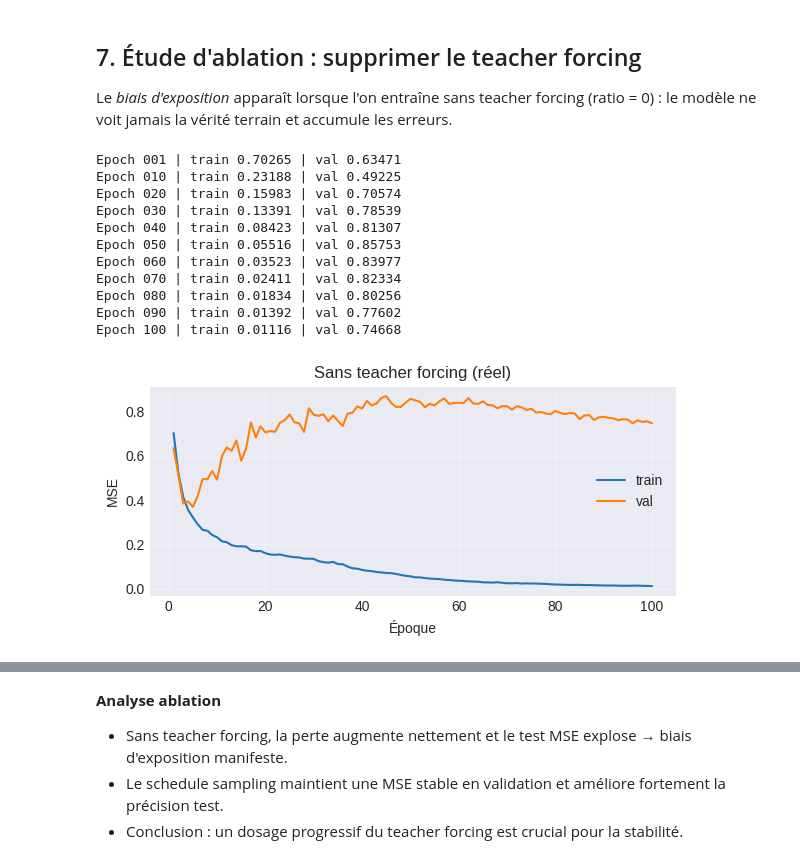
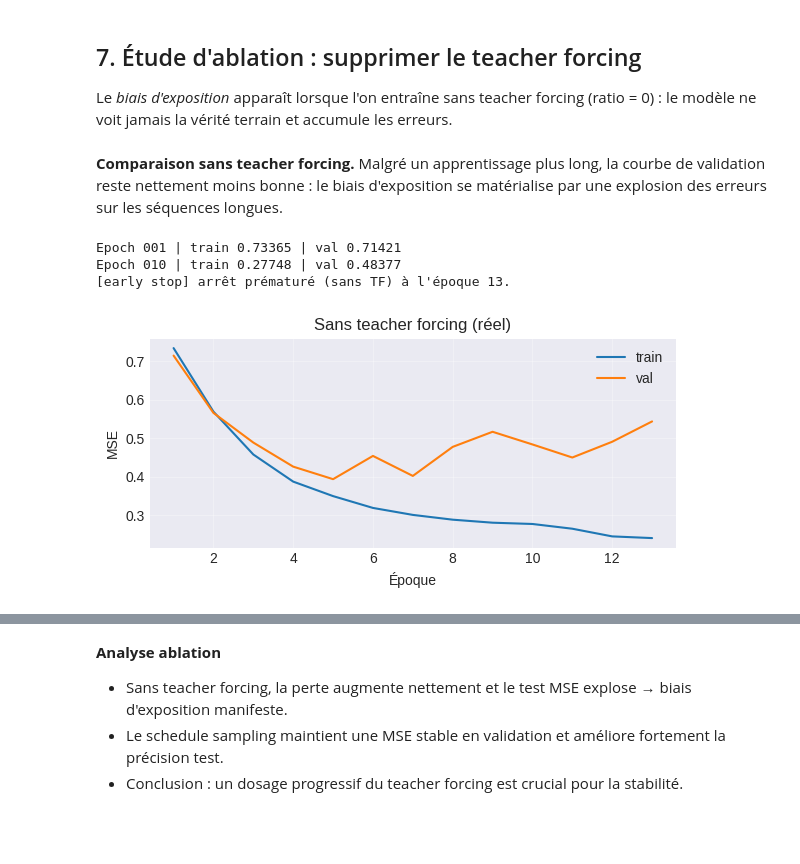
Before and after one commit to aplyer/2025_COURS_DL_ENSTA, a Jupyter notebook: Session3/TP_3.2_seq2seq.ipynb, the cells around one changed output, grey strips where cells are left out. Saved outputs shown, nothing was run; the diff lists cells and outputs as text; code cells hidden in the pictures; blank space fills up the shorter version.

```diff
--- a/Session3/TP_3.2_seq2seq.ipynb
+++ b/Session3/TP_3.2_seq2seq.ipynb
@@ -371,24 +380,27 @@ class EncoderContext(nn.Module):
         outputs, hidden = self.gru(x)
         return outputs, hidden
 
-class AdditiveAttention(nn.Module):
+
+class BilinearAttention(nn.Module):
     def __init__(self, hidden_dim):
         super().__init__()
-        self.alignment = nn.Linear(hidden_dim * 2, hidden_dim)
-        self.v = nn.Linear(hidden_dim, 1, bias=False)
+        self.W = nn.Parameter(torch.empty(hidden_dim, hidden_dim))
+        nn.init.xavier_uniform_(self.W)
 
     def forward(self, hidden, encoder_outputs):
         # hidden: (num_layers, batch, hidden_dim)
-        hidden_last = hidden[-1].unsqueeze(1).repeat(1, encoder_outputs.size(1), 1)
-        energy = torch.tanh(self.alignment(torch.cat((hidden_last, encoder_outputs), dim=2)))
-        scores = self.v(energy).squeeze(2)
+        # encoder_outputs: (batch, seq_len, hidden_dim)
+        hidden_last = hidden[-1]  # (batch, hidden_dim)
+        proj_enc = torch.matmul(encoder_outputs, self.W)  # (batch, seq_len, hidden_dim)
+        scores = torch.bmm(proj_enc, hidden_last.unsqueeze(2)).squeeze(2)
         attn_weights = torch.softmax(scores, dim=1)
         return attn_weights
+
 
 class DecoderAttention(nn.Module):
     def __init__(self, input_dim, hidden_dim, output_dim):
         super().__init__()
-        self.attention = AdditiveAttention(hidden_dim)
+        self.attention = BilinearAttention(hidden_dim)
         self.gru = nn.GRU(input_dim + hidden_dim, hidden_dim, batch_first=True)
         self.fc_out = nn.Linear(hidden_dim, output_dim)
 
@@ -399,6 +411,7 @@ class DecoderAttention(nn.Module):
         output, hidden = self.gru(gru_input, hidden)
         prediction = self.fc_out(output)
         return prediction, hidden, attn_weights
+
 
 class Seq2SeqAttention(nn.Module):
     def __init__(self, encoder, decoder, device, default_teacher_forcing=0.5):
@@ -662,7 +728,7 @@ Nous associons les caractéristiques exogènes au décodeur (concaténation dans
 class DecoderAttentionExog(nn.Module):
     def __init__(self, output_dim, hidden_dim, exog_dim):
         super().__init__()
-        self.attention = AdditiveAttention(hidden_dim)
+        self.attention = BilinearAttention(hidden_dim)
         self.gru = nn.GRU(output_dim + exog_dim + hidden_dim, hidden_dim, batch_first=True)
         self.fc_out = nn.Linear(hidden_dim, output_dim)
 
@@ -673,6 +739,7 @@ class DecoderAttentionExog(nn.Module):
         output, hidden = self.gru(gru_input, hidden)
         prediction = self.fc_out(output)
         return prediction, hidden, attn_weights
+
 
 class Seq2SeqAttentionExog(nn.Module):
     def __init__(self, encoder, decoder, device, default_teacher_forcing=0.6):
@@ -824,43 +952,45 @@ plt.show()
 ## 7. Étude d'ablation : supprimer le teacher forcing
 
 Le *biais d'exposition* apparaît lorsque l'on entraîne sans teacher forcing (ratio = 0) : le modèle ne voit jamais la vérité terrain et accumule les erreurs.
+# %% [markdown]
+**Comparaison sans teacher forcing.** Malgré un apprentissage plus long, la courbe de validation reste
+nettement moins bonne : le biais d'exposition se matérialise par une explosion des erreurs sur les séquences longues.
 # %%
 # Modèle cloné mais entraîné avec TF=0
 encoder_ablation = EncoderContext(INPUT_DIM_REAL, HIDDEN_DIM_REAL).to(device)
 decoder_ablation = DecoderAttentionExog(OUTPUT_DIM_REAL, HIDDEN_DIM_REAL, EXOG_DIM).to(device)
 seq2seq_ablation = Seq2SeqAttentionExog(encoder_ablation, decoder_ablation, device, default_teacher_forcing=0.0).to(device)
 
-optimizer_ablation = torch.optim.Adam(seq2seq_ablation.parameters(), lr=2e-3)
+optimizer_ablation = torch.optim.Adam(seq2seq_ablation.parameters(), lr=1.5e-3, weight_decay=1e-4)
 
 history_ablation = {'train': [], 'val': []}
 best_state_ablation = {k: v.detach().cpu() for k, v in seq2seq_ablation.state_dict().items()}
 best_val_ablation = float('inf')
+no_improve_ablation = 0
 for epoch in range(1, EPOCHS_REAL + 1):
-    train_loss = run_epoch_seq2seq(seq2seq_ablation, loaders_real['train'], criterion, optimizer_ablation, teacher_forcing_ratio=0.0)
-    val_loss = run_epoch_seq2seq(seq2seq_ablation, loaders_real['val'], criterion, teacher_forcing_ratio=0.0)
+    train_loss = run_epoch_seq2seq(seq2seq_ablation, loaders_real['train'], criterion, optimizer_ablation, teacher_forcing_ratio=0.0, clip=1.0)
+    val_loss = run_epoch_seq2seq(seq2seq_ablation, loaders_real['val'], criterion, teacher_forcing_ratio=0.0, clip=1.0)
     history_ablation['train'].append(train_loss)
     history_ablation['val'].append(val_loss)
     if val_loss < best_val_ablation - 1e-6:
         best_val_ablation = val_loss
         best_state_ablation = {k: v.detach().cpu() for k, v in seq2seq_ablation.state_dict().items()}
+        no_improve_ablation = 0
+    else:
+        no_improve_ablation += 1
     if epoch % max(1, EPOCHS_REAL // 10) == 0 or epoch == 1:
         print(f"Epoch {epoch:03d} | train {train_loss:.5f} | val {val_loss:.5f}")
+    if no_improve_ablation >= PATIENCE_REAL:
+        print(f"[early stop] arrêt prématuré (sans TF) à l'époque {epoch}.")
+        break
 
 seq2seq_ablation.load_state_dict(best_state_ablation)
 plot_history_seq2seq(history_ablation, 'Sans teacher forcing (réel)')
 # %% [output]
-Epoch 001 | train 0.70265 | val 0.63471
-Epoch 010 | train 0.23188 | val 0.49225
-Epoch 020 | train 0.15983 | val 0.70574
-Epoch 030 | train 0.13391 | val 0.78539
-Epoch 040 | train 0.08423 | val 0.81307
-Epoch 050 | train 0.05516 | val 0.85753
-Epoch 060 | train 0.03523 | val 0.83977
-Epoch 070 | train 0.02411 | val 0.82334
-Epoch 080 | train 0.01834 | val 0.80256
-Epoch 090 | train 0.01392 | val 0.77602
-Epoch 100 | train 0.01116 | val 0.74668
+Epoch 001 | train 0.73365 | val 0.71421
+Epoch 010 | train 0.27748 | val 0.48377
+[early stop] arrêt prématuré (sans TF) à l'époque 13.
-[figure, old version]
+[figure, new version]
 # %%
 # Evaluation ablation
 seq2seq_ablation.eval()
```
Also changed, not shown: parts of 24 cells of this notebook.
